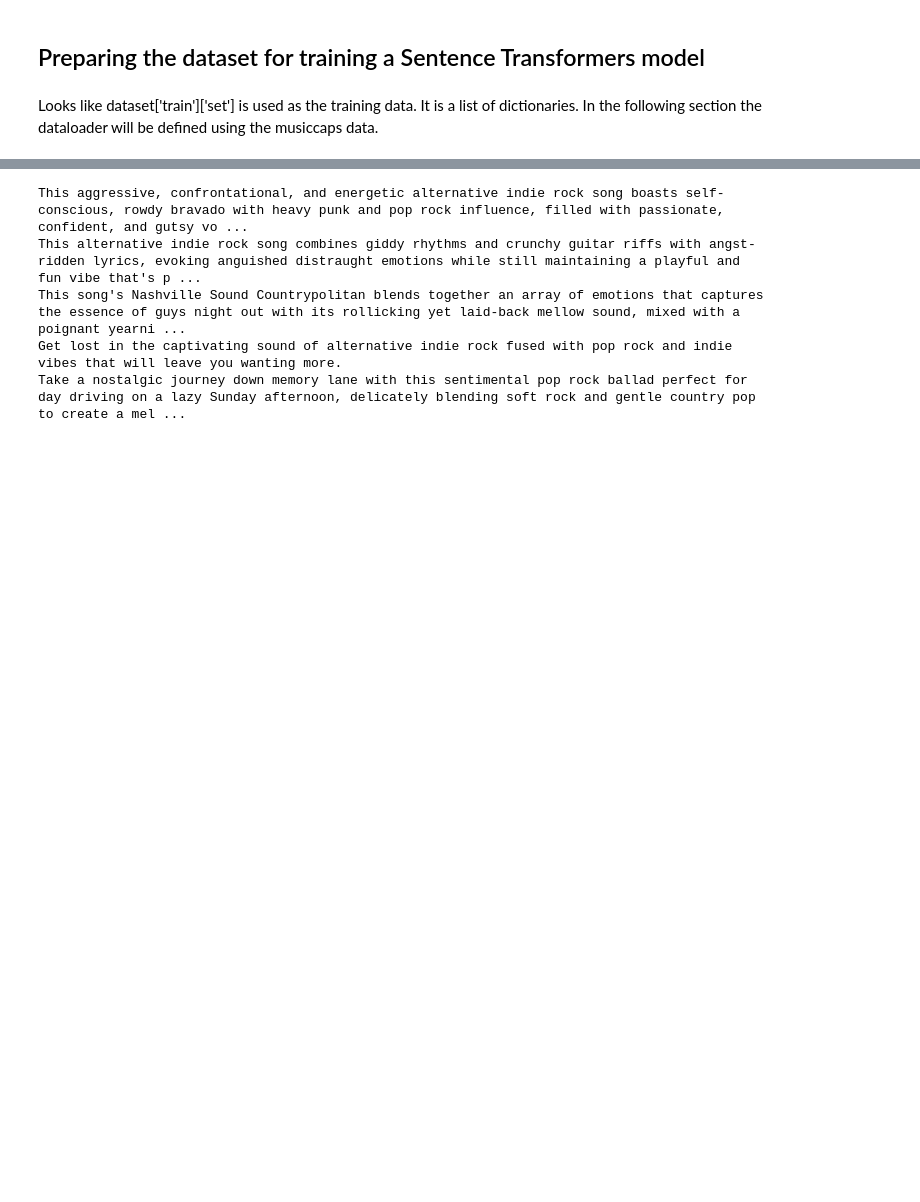
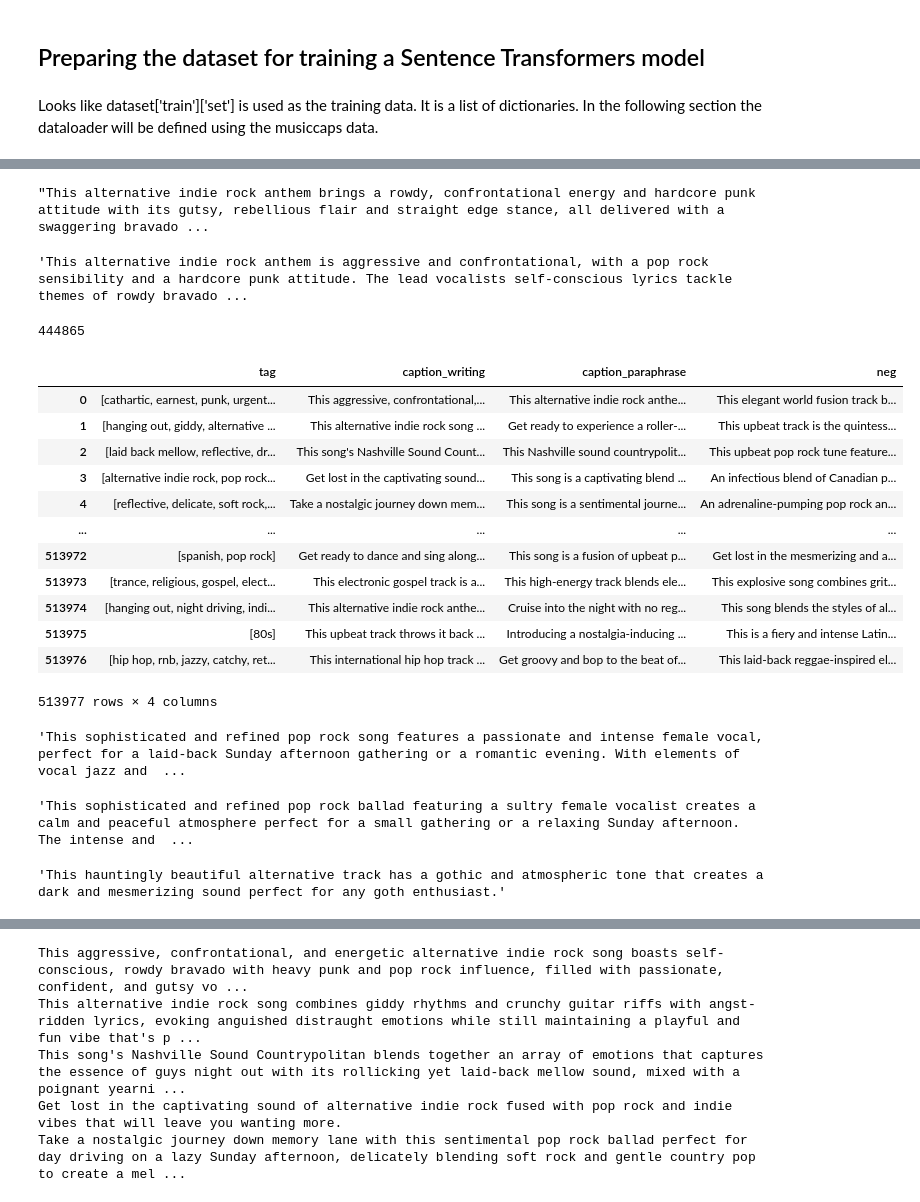
Before and after one commit to menduv/Thesis, a Jupyter notebook: Training_and_Fine_Tuning_Sentence_Transformers_Models_Notebook_Companion.ipynb, the cells around one changed output, grey strips where cells are left out. Saved outputs shown, nothing was run; the diff lists cells and outputs as text; code cells hidden in the pictures; blank space fills up the shorter version.

```diff
--- a/Training_and_Fine_Tuning_Sentence_Transformers_Models_Notebook_Companion.ipynb
+++ b/Training_and_Fine_Tuning_Sentence_Transformers_Models_Notebook_Companion.ipynb
@@ -25,3 +26,17 @@ model = SentenceTransformer(modules=[word_embedding_model, pooling_model])
 ## Preparing the dataset for training a Sentence Transformers model
 # %% [markdown]
 Looks like dataset['train']['set'] is used as the training data. It is a list of dictionaries. In the following section the dataloader will be defined using the musiccaps data.
+# %%
+# Loading the MusicCaps dataset from HuggingFace
+msd_dataset = load_dataset('seungheondoh/LP-MusicCaps-MSD')
+# %%
+train = pd.DataFrame(msd_dataset['train'])
+test = pd.DataFrame(msd_dataset['test'])
+valid = pd.DataFrame(msd_dataset['valid'])
+# %%
+data = pd.concat([train, test, valid], ignore_index= True)
+# data
+# %%
+caption_columns = ['tag', 'caption_writing', 'caption_paraphrase']
+df = data[caption_columns]
+train = train[caption_columns]
@@ -27,0 +110,8 @@ Looks like dataset['train']['set'] is used as the training data. It is a list of
+# %%
+train['caption_paraphrase'][0]
+# %% [output]
+"This alternative indie rock anthem brings a rowdy, confrontational energy and hardcore punk attitude with its gutsy, rebellious flair and straight edge stance, all delivered with a swaggering bravado ...
+# %%
+train['caption_attribute_prediction'][0]
+# %% [output]
+'This alternative indie rock anthem is aggressive and confrontational, with a pop rock sensibility and a hardcore punk attitude. The lead vocalists self-conscious lyrics tackle themes of rowdy bravado ...
@@ -27,0 +137,4 @@ Looks like dataset['train']['set'] is used as the training data. It is a list of
+# %%
+len(neg)
+# %% [output]
+444865
@@ -27,0 +143,28 @@ Looks like dataset['train']['set'] is used as the training data. It is a list of
+# %%
+df
+# %% [output]
+|  | tag | caption_writing | caption_paraphrase | neg |
+| 0 | [cathartic, earnest, punk, urgent... | This aggressive, confrontational,... | This alternative indie rock anthe... | This elegant world fusion track b... |
+| 1 | [hanging out, giddy, alternative ... | This alternative indie rock song ... | Get ready to experience a roller-... | This upbeat track is the quintess... |
+| 2 | [laid back mellow, reflective, dr... | This song's Nashville Sound Count... | This Nashville sound countrypolit... | This upbeat pop rock tune feature... |
+| 3 | [alternative indie rock, pop rock... | Get lost in the captivating sound... | This song is a captivating blend ... | An infectious blend of Canadian p... |
+| 4 | [reflective, delicate, soft rock,... | Take a nostalgic journey down mem... | This song is a sentimental journe... | An adrenaline-pumping pop rock an... |
+| ... | ... | ... | ... | ... |
+| 513972 | [spanish, pop rock] | Get ready to dance and sing along... | This song is a fusion of upbeat p... | Get lost in the mesmerizing and a... |
+| 513973 | [trance, religious, gospel, elect... | This electronic gospel track is a... | This high-energy track blends ele... | This explosive song combines grit... |
+| 513974 | [hanging out, night driving, indi... | This alternative indie rock anthe... | Cruise into the night with no reg... | This song blends the styles of al... |
+| 513975 | [80s] | This upbeat track throws it back ... | Introducing a nostalgia-inducing ... | This is a fiery and intense Latin... |
+| 513976 | [hip hop, rnb, jazzy, catchy, ret... | This international hip hop track ... | Get groovy and bop to the beat of... | This laid-back reggae-inspired el... |
+513977 rows × 4 columns
+# %%
+df.caption_writing[18]
+# %% [output]
+'This sophisticated and refined pop rock song features a passionate and intense female vocal, perfect for a laid-back Sunday afternoon gathering or a romantic evening. With elements of vocal jazz and  ...
+# %%
+df.caption_paraphrase[18]
+# %% [output]
+'This sophisticated and refined pop rock ballad featuring a sultry female vocalist creates a calm and peaceful atmosphere perfect for a small gathering or a relaxing Sunday afternoon. The intense and  ...
+# %%
+df.neg[18]
+# %% [output]
+'This hauntingly beautiful alternative track has a gothic and atmospheric tone that creates a dark and mesmerizing sound perfect for any goth enthusiast.'
```
Also changed, not shown: parts of 16 cells of this notebook, 6 other files.
